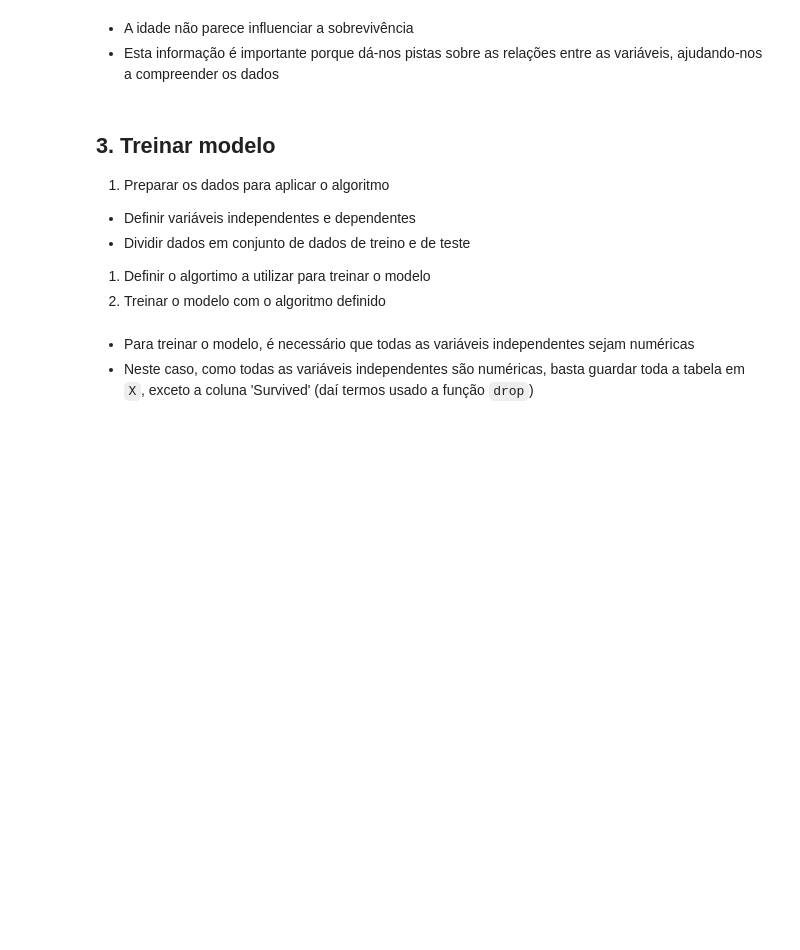
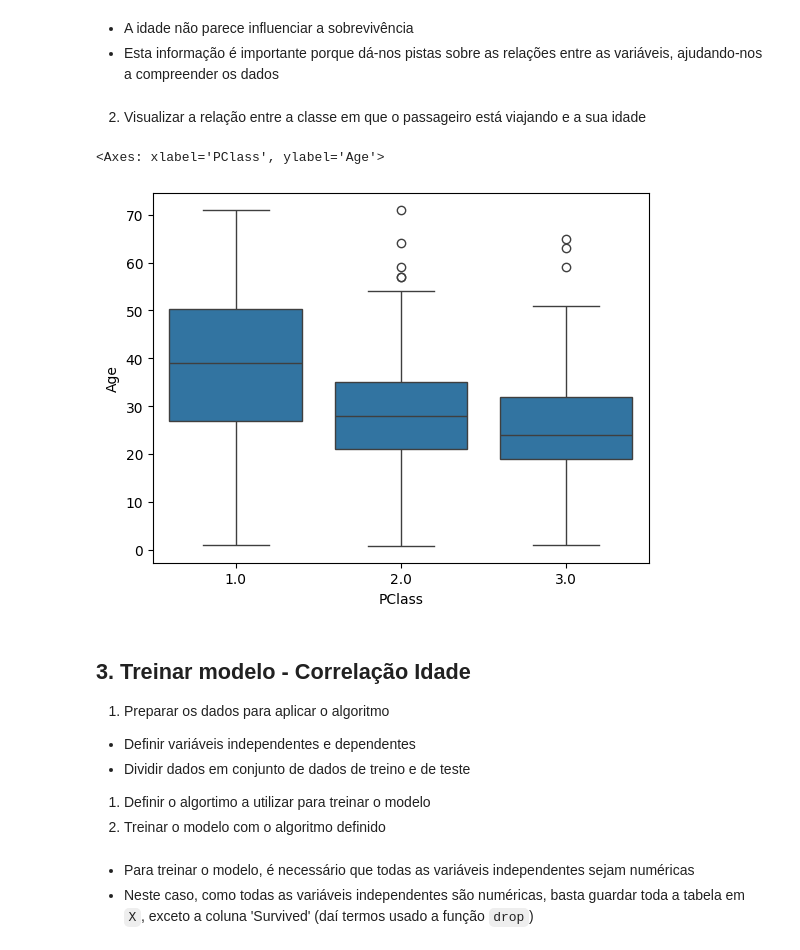
Before and after one commit to plajuan/ML_Study, a Jupyter notebook: exercicio_resolvido.ipynb, the cells around one changed output. Saved outputs shown, nothing was run; the diff lists cells and outputs as text; code cells hidden in the pictures; blank space fills up the shorter version.

```diff
--- a/exercicio_resolvido.ipynb
+++ b/exercicio_resolvido.ipynb
@@ -124,8 +125,15 @@ sns.boxplot(x='Survived', y='Age', data=df)
 # %% [markdown]
 * A idade não parece influenciar a sobrevivência
 * Esta informação é importante porque dá-nos pistas sobre as relações entre as variáveis, ajudando-nos a compreender os dados
+# %% [markdown]
+2.   Visualizar a relação entre a classe em que o passageiro está viajando e a sua idade
+# %%
+sns.boxplot(x='PClass', y='Age', data=df)
+# %% [output]
+<Axes: xlabel='PClass', ylabel='Age'>
+[figure, added]
 # %% [markdown]
-## 3. Treinar modelo
+## 3. Treinar modelo - Correlação Idade
 
 1. Preparar os dados para aplicar o algoritmo
  * Definir variáveis independentes e dependentes
```
Also changed, not shown: parts of 9 cells of this notebook.
